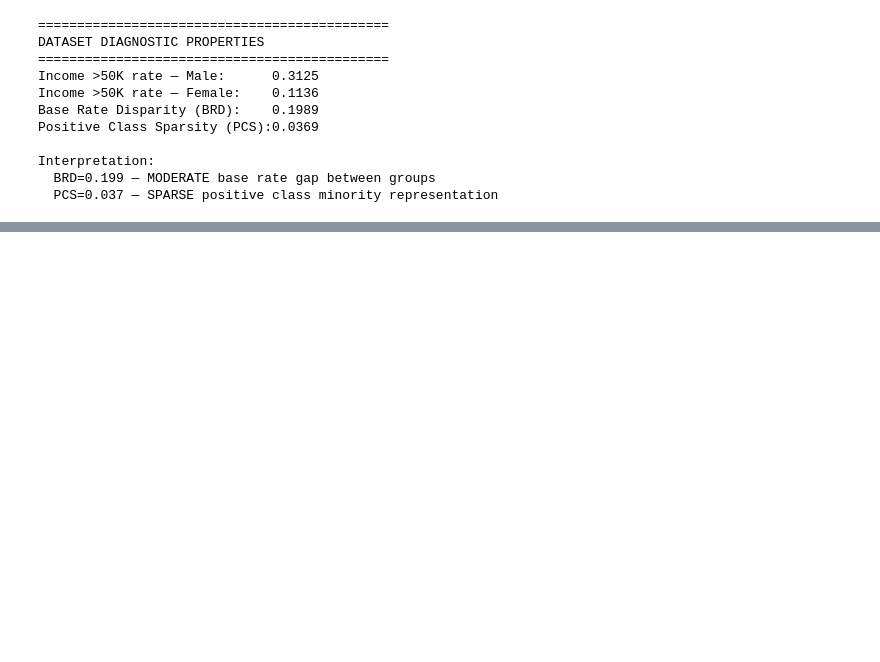
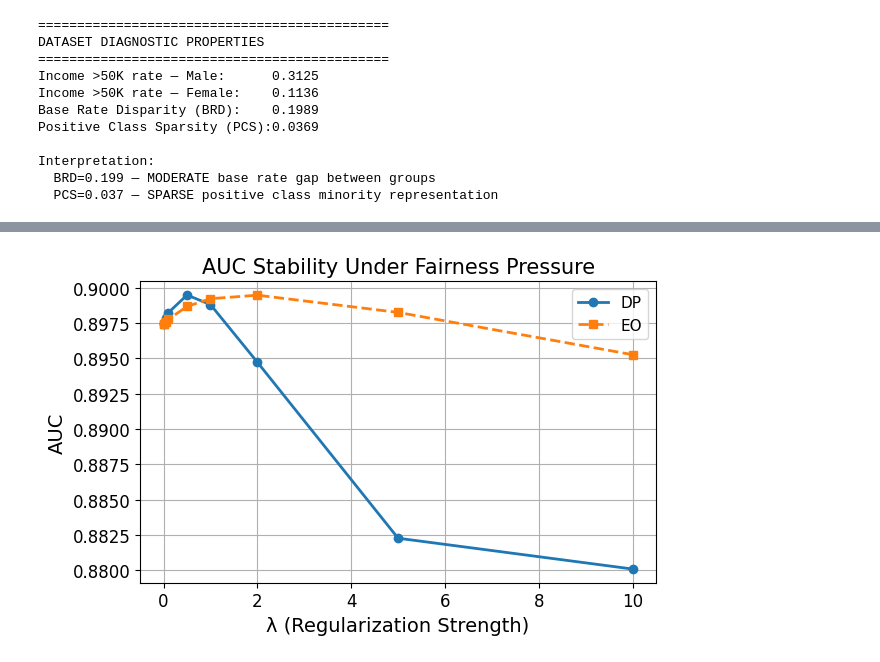
Before and after one commit to OneHitRickk/Fairness-Aware-Loss-Function-Design-for-Healthcare-Risk-Prediction, a Jupyter notebook: Adult_Income_4F90.ipynb, the cells around one changed output, grey strips where cells are left out. Drawn from its saved outputs; the diff is of its cells as text; code cells hidden in the pictures; blank space fills up the shorter version.

```diff
--- a/Adult_Income_4F90.ipynb
+++ b/Adult_Income_4F90.ipynb
@@ -1410,0 +1612,53 @@ Interpretation:
+# %%
+plt.rcParams.update({
+  'font.size': 14,
+  'axes.labelsize': 14,
+  'axes.titlesize': 15,
+  'xtick.labelsize': 12,
+  'ytick.labelsize': 12,
+  'legend.fontsize': 11,
+  'lines.linewidth': 2
+})
+
+lambdas_dp = [res["lambda"] for res in results_dp.values()]
+aucs_dp    = [res["auc"]    for res in results_dp.values()]
+
+lambdas_eo = [res["lambda"] for res in results_eo.values()]
+aucs_eo    = [res["auc"]    for res in results_eo.values()]
+
+plt.figure(figsize=(6.5, 4.2))
+
+plt.plot(
+  lambdas_dp,
+  aucs_dp,
+  marker='o',
+  linewidth=2,
+  label='DP'
+)
+
+plt.plot(
+  lambdas_eo,
+  aucs_eo,
+  marker='s',
+  linewidth=2,
+  linestyle='--',
+  label='EO'
+)
+
+plt.xlabel("λ (Regularization Strength)")
+plt.ylabel("AUC")
+plt.title("AUC Stability Under Fairness Pressure")
+
+plt.legend()
+plt.grid(True)
+plt.tight_layout()
+
+plt.savefig(
+  "ai_auc_stability.png",
+  dpi=300,
+  bbox_inches='tight'
+)
+
+plt.show()
+# %% [output]
+[figure, added]
```
Also changed, not shown: parts of 12 cells of this notebook, 5 other files.
